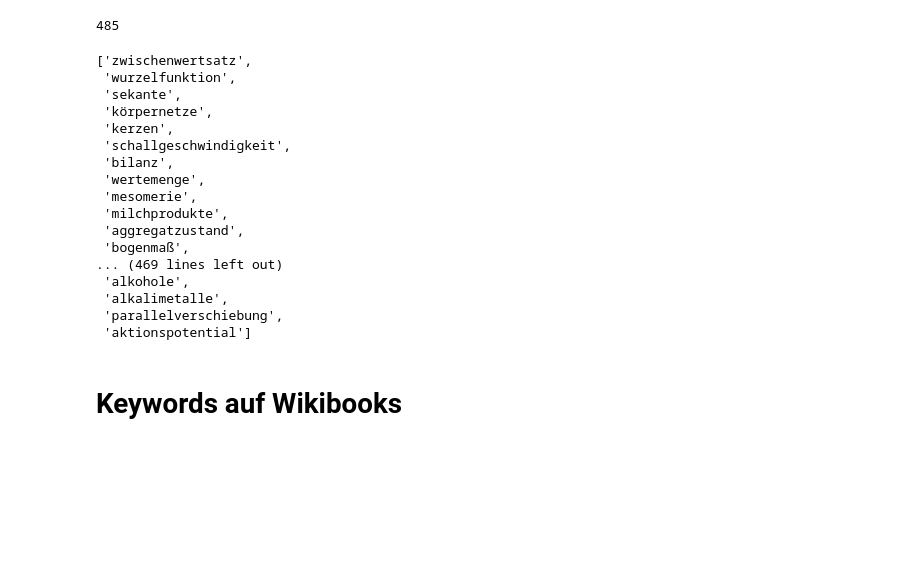
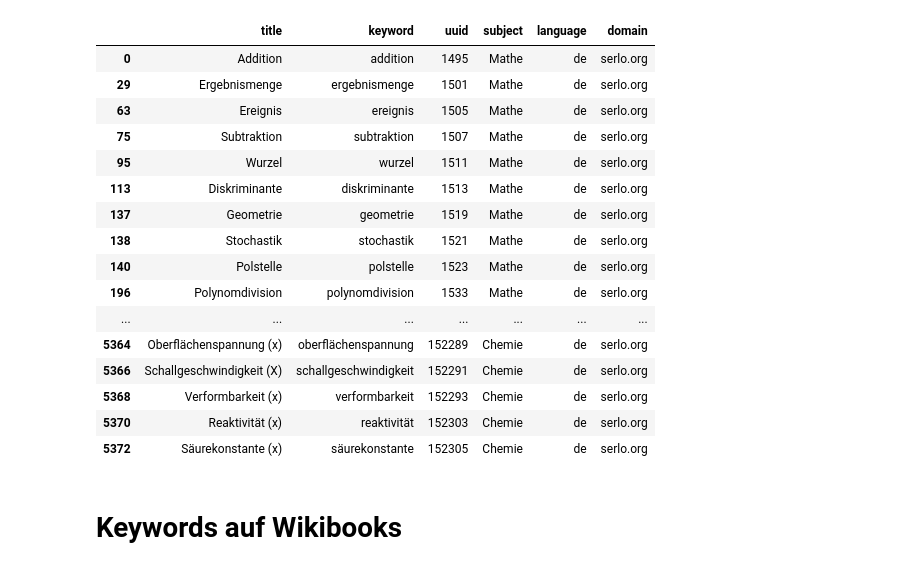
Before and after one commit to kulla/serlo-evaluations, a Jupyter notebook: 2021-02-08 Keywords of Serlo.ipynb, the cells around one changed output. Saved outputs shown, nothing was run; the diff lists cells and outputs as text; code cells hidden in the pictures; blank space fills up the shorter version.

Commit message:
Update keyword generation for serlo

```diff
--- a/2021-02-08 Keywords of Serlo.ipynb
+++ b/2021-02-08 Keywords of Serlo.ipynb
@@ -5,7 +7,7 @@ import re
 
 import json
 
-from IPython.display import display
+from IPython.display import display, Markdown, HTML
 
 db = mysql.connector.connect(
     host="localhost",
@@ -64,6 +66,16 @@ def query(sql):
 def querySingleton(sql):
     return [ x[0] for x in query(sql) ]
 
+def unique(iterator, key_func=lambda x: x["keyword"]):
+    keys = set()
+
+    for item in iterator:
+        key = key_func(item)
+
+        if key not in keys:
+            keys.add(key)
+            yield item
+
 @cached
 def getParent(termId):
     return querySingleton("""
@@ -88,75 +100,80 @@ def getSubject(termId):
     return getSubject(parent) if grandparent != None else getTermName(termId)
 
 def getSerloKeywords():
-    keywords = pd.read_sql("""
+    df = pd.read_sql("""
         select term_taxonomy_entity.term_taxonomy_id as termId,
-               entity_revision_field.value as title
+               entity_revision_field.value as title, uuid.id as uuid,
+               instance.subdomain as language, "serlo.org" as domain
         from entity
         join entity_revision_field on entity_revision_field.entity_revision_id = entity.current_revision_id
         join type on type.id = entity.type_id
         join uuid on uuid.id = entity.id
         join term_taxonomy_entity on term_taxonomy_entity.entity_id  = entity.id
-        where entity.instance_id = 1
+        join instance on instance.id = entity.instance_id
+        where instance.subdomain = "de"
             and uuid.trashed = 0
             and (type.name = "article" or type.name = "course")
             and (entity_revision_field.field = "title" or entity_revision_field.field = "meta_title");
     """, db)
-    keywords["subject"] = keywords["termId"].apply(getSubject)
-    keywords.drop(keywords[~keywords["subject"].isin(subjects)].index, inplace=True)
+    df["subject"] = df["termId"].apply(getSubject)
+    df["title"] = df["title"].apply(fix_encoding)
+    df.drop(df[~df["subject"].isin(subjects)].index, inplace=True)
+    df["keyword"] = df["title"].apply(normalize)
+    df.drop(df[df["keyword"] == ""].index, inplace=True)
 
-    keywords = set((normalize(keyword) for keyword in keywords["title"]))
+    return df[["title", "keyword", "uuid", "subject", "language", "domain"]].drop_duplicates(["keyword", "subject"])
+
+    keywords = set((normalize(keyword) for keyword in df["title"]))
 
     return [keyword for keyword in keywords if len(keyword) > 0]
 
+def fix_encoding(title):
+    return bytes(title, "latin1").decode("utf8")
+
 def normalize(title):
-    title = bytes(title, "latin1").decode("utf8")
     title = title.replace(" - Lernen mit Serlo!", "").lower()
 
     words = set([word for word in re.split("\W+", title) if isKeyword(word)])
     words = list(words)
     words.sort()
 
     if (len(words) > 1):
         return ""
 
     return " ".join(words)
 
 words = set()
 
 def isKeyword(word):
     if len(word) <= 3 and word not in ["web", "key", "dna", "ggt"]:
         words.add(word)
         return False
     if word in ["eine", "kurs", "eines", "einer", "oder", "sind", "test"]:
         return False
     return True
 
-keywords = getSerloKeywords()
+pd.set_option('display.max_rows', None)
 
-with open("/tmp/keywords.json", "w") as fd:
-    json.dump(keywords, fd)
-
-display(len(keywords))
-display(keywords)
+serlo_keywords = getSerloKeywords()
+display(serlo_keywords)
 # %% [output]
-485
-['zwischenwertsatz',
- 'wurzelfunktion',
- 'sekante',
- 'körpernetze',
- 'kerzen',
- 'schallgeschwindigkeit',
- 'bilanz',
- 'wertemenge',
- 'mesomerie',
- 'milchprodukte',
- 'aggregatzustand',
- 'bogenmaß',
-... (469 lines left out)
- 'alkohole',
- 'alkalimetalle',
- 'parallelverschiebung',
- 'aktionspotential']
+|  | title | keyword | uuid | subject | language | domain |
+| 0 | Addition | addition | 1495 | Mathe | de | serlo.org |
+| 29 | Ergebnismenge | ergebnismenge | 1501 | Mathe | de | serlo.org |
+| 63 | Ereignis | ereignis | 1505 | Mathe | de | serlo.org |
+| 75 | Subtraktion | subtraktion | 1507 | Mathe | de | serlo.org |
+| 95 | Wurzel | wurzel | 1511 | Mathe | de | serlo.org |
+| 113 | Diskriminante | diskriminante | 1513 | Mathe | de | serlo.org |
+| 137 | Geometrie | geometrie | 1519 | Mathe | de | serlo.org |
+| 138 | Stochastik | stochastik | 1521 | Mathe | de | serlo.org |
+| 140 | Polstelle | polstelle | 1523 | Mathe | de | serlo.org |
+| 196 | Polynomdivision | polynomdivision | 1533 | Mathe | de | serlo.org |
+| ... | ... | ... | ... | ... | ... | ... |
+| 5364 | Oberflächenspannung (x) | oberflächenspannung | 152289 | Chemie | de | serlo.org |
+| 5366 | Schallgeschwindigkeit (X) | schallgeschwindigkeit | 152291 | Chemie | de | serlo.org |
+| 5368 | Verformbarkeit (x) | verformbarkeit | 152293 | Chemie | de | serlo.org |
+| 5370 | Reaktivität (x) | reaktivität | 152303 | Chemie | de | serlo.org |
+| 5372 | Säurekonstante (x) | säurekonstante | 152305 | Chemie | de | serlo.org |
 # %% [markdown]
 # Keywords auf Wikibooks
 # %%
```
Also changed, not shown: parts of 5 cells of this notebook.
